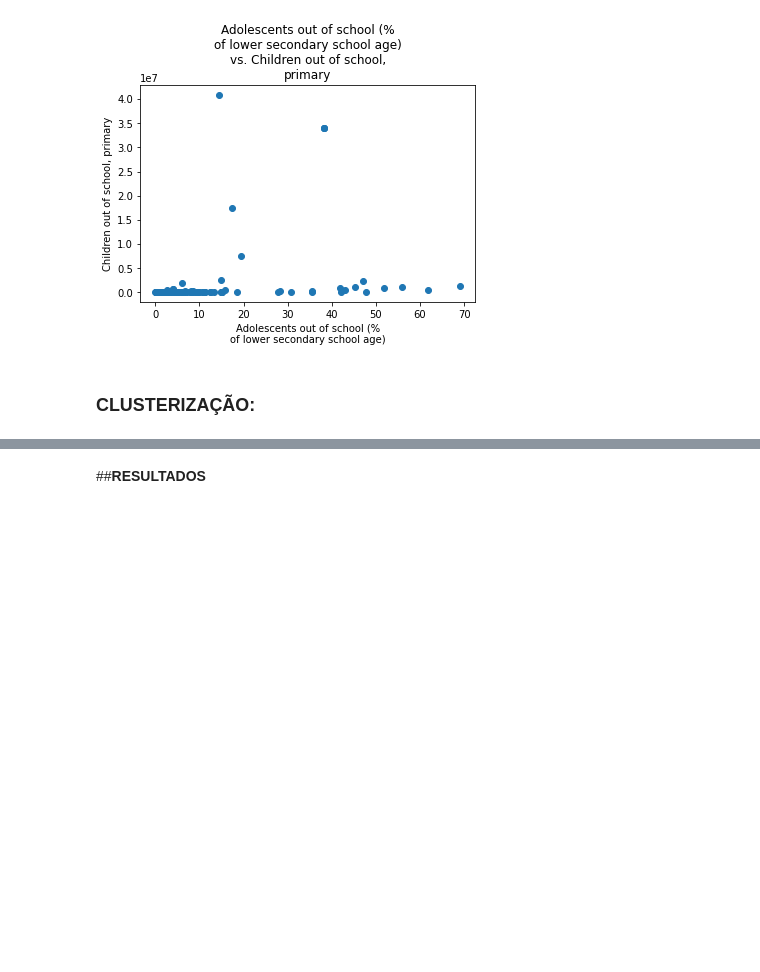
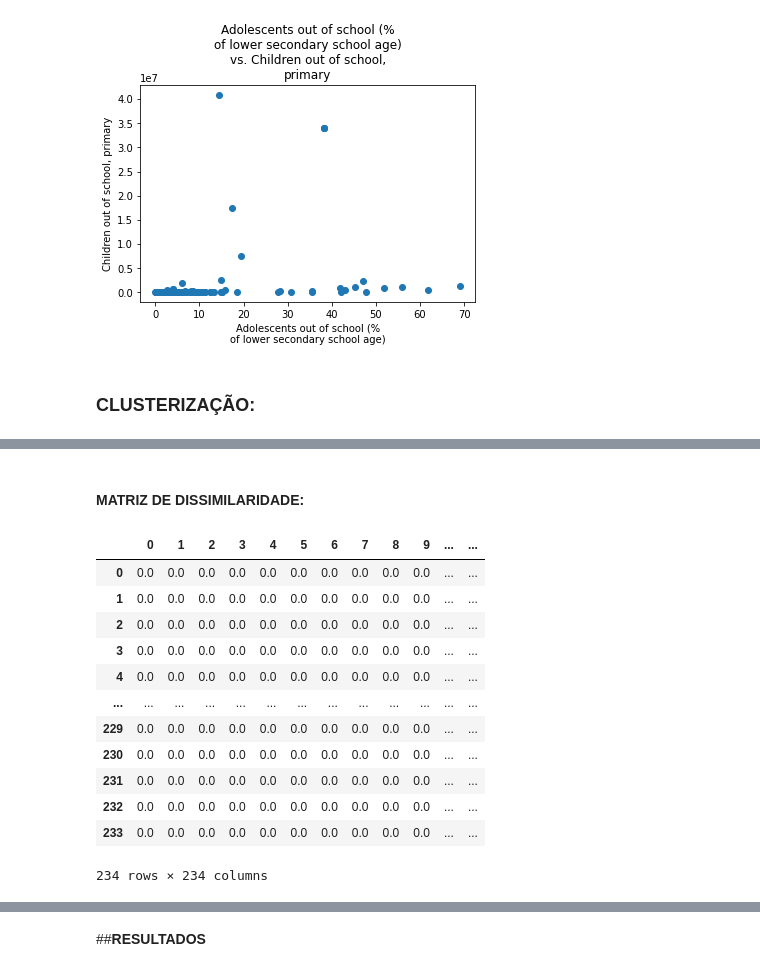
Before and after one commit to lucammarini/Project_Statistic_Analysis_03, a Jupyter notebook: Projeto_Statistic_Analysis_03.ipynb, the cells around one changed output, grey strips where cells are left out. Saved outputs shown, nothing was run; the diff lists cells and outputs as text; code cells hidden in the pictures; blank space fills up the shorter version.

```diff
--- a/Projeto_Statistic_Analysis_03.ipynb
+++ b/Projeto_Statistic_Analysis_03.ipynb
@@ -51,6 +51,17 @@ def formatar_titulo(text):
     else:
       total_string +=" {}".format(word)
   return total_string.lstrip()
+# %%
+def normalize(df):
+  result = df.copy()
+  for feature_name in df.columns:
+    if feature_name == 'País':
+      pass
+    else:
+      max_value = df[feature_name].max()
+      min_value = df[feature_name].min()
+      result[feature_name] = (df[feature_name] - min_value) / (max_value - min_value)
+  return result
 # %% [markdown]
 ##**CAPTAÇÃO DE DADOS**
 # %%
@@ -434,0 +448,3 @@ for n in lista_pares:
+# %%
+df_2015n_normal = normalize(df_2015n)
+df_2015n_normal
@@ -434,0 +465,22 @@ for n in lista_pares:
+# %% [markdown]
+#### MATRIZ DE DISSIMILARIDADE:
+# %%
+col = len(df_2015n_normal)
+
+# inicializando matriz:
+df_diss_2015 = pd.DataFrame(np.zeros((col, col)))
+df_diss_2015
+# %% [output]
+|  | 0 | 1 | 2 | 3 | 4 | 5 | 6 | 7 | 8 | 9 | ... | ... |
+| 0 | 0.0 | 0.0 | 0.0 | 0.0 | 0.0 | 0.0 | 0.0 | 0.0 | 0.0 | 0.0 | ... | ... |
+| 1 | 0.0 | 0.0 | 0.0 | 0.0 | 0.0 | 0.0 | 0.0 | 0.0 | 0.0 | 0.0 | ... | ... |
+| 2 | 0.0 | 0.0 | 0.0 | 0.0 | 0.0 | 0.0 | 0.0 | 0.0 | 0.0 | 0.0 | ... | ... |
+| 3 | 0.0 | 0.0 | 0.0 | 0.0 | 0.0 | 0.0 | 0.0 | 0.0 | 0.0 | 0.0 | ... | ... |
+| 4 | 0.0 | 0.0 | 0.0 | 0.0 | 0.0 | 0.0 | 0.0 | 0.0 | 0.0 | 0.0 | ... | ... |
+| ... | ... | ... | ... | ... | ... | ... | ... | ... | ... | ... | ... | ... |
+| 229 | 0.0 | 0.0 | 0.0 | 0.0 | 0.0 | 0.0 | 0.0 | 0.0 | 0.0 | 0.0 | ... | ... |
+| 230 | 0.0 | 0.0 | 0.0 | 0.0 | 0.0 | 0.0 | 0.0 | 0.0 | 0.0 | 0.0 | ... | ... |
+| 231 | 0.0 | 0.0 | 0.0 | 0.0 | 0.0 | 0.0 | 0.0 | 0.0 | 0.0 | 0.0 | ... | ... |
+| 232 | 0.0 | 0.0 | 0.0 | 0.0 | 0.0 | 0.0 | 0.0 | 0.0 | 0.0 | 0.0 | ... | ... |
+| 233 | 0.0 | 0.0 | 0.0 | 0.0 | 0.0 | 0.0 | 0.0 | 0.0 | 0.0 | 0.0 | ... | ... |
+234 rows × 234 columns
```
Also changed, not shown: parts of 5 cells of this notebook.
